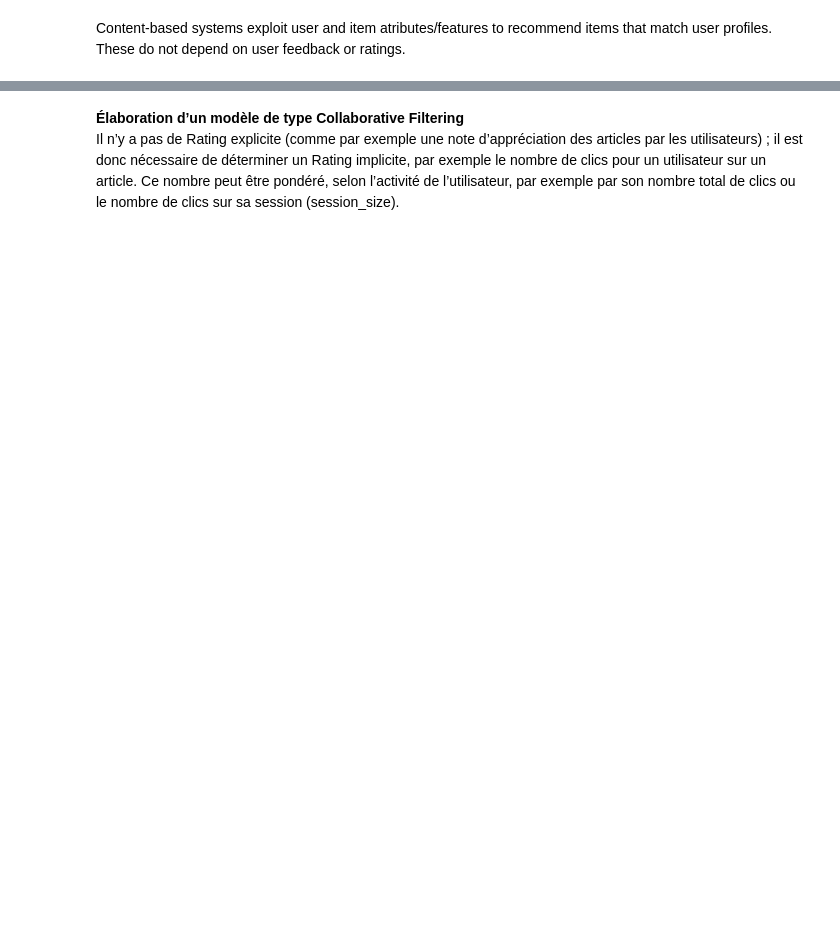
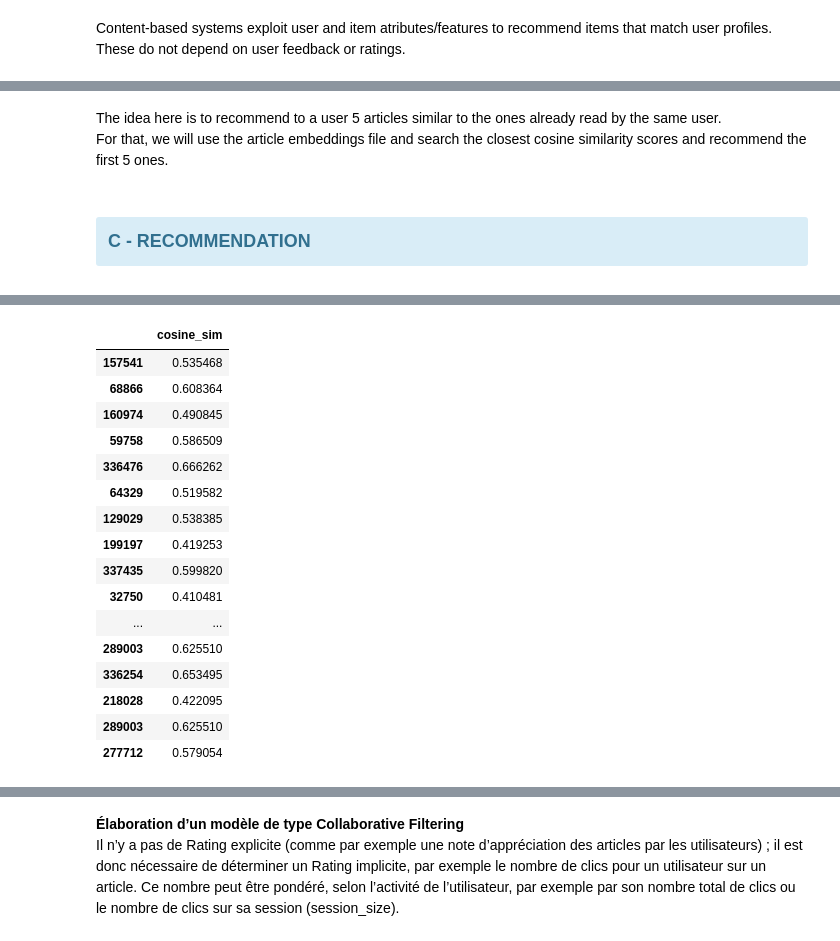
Before and after one commit to jfsubrini/ia-project9, a Jupyter notebook: Subrini_JeanFrancois_2_scripts_012023.ipynb, the cells around one changed output, grey strips where cells are left out. Drawn from its saved outputs; the diff is of its cells as text; code cells hidden in the pictures; blank space fills up the shorter version.

Commit message:
Almost done with Content-Based Filtering.

```diff
--- a/Subrini_JeanFrancois_2_scripts_012023.ipynb
+++ b/Subrini_JeanFrancois_2_scripts_012023.ipynb
@@ -1068,0 +920,3 @@ NameError: name 'test' is not defined
+# %% [markdown]
+The idea here is to recommend to a user 5 articles similar to the ones already read by the same user.<br>
+For that, we will use the article embeddings file and search the closest cosine similarity scores and recommend the first 5 ones.
@@ -1068,0 +926,47 @@ NameError: name 'test' is not defined
+# %%
+def MeanEmbeddings(artList):
+    """Function to calculate the mean embeddings with a list of article ids.
+    """
+    # Selecting the only embeddings of the articles list.
+    df = df_embed.iloc[artList, :]
+    # Calculating the mean embeddings, the syntesis of all articles.
+    mean_emb = df.mean()
+    # Transpose the result into a dataframe with one row (article)
+    # and 250 columns (embedding vector).
+    mean_emb = mean_emb.to_frame().transpose()
+    return mean_emb
+# %%
+def CBRecommender(userId, topN=5):
+    """Function to return the top-N article recommendation for an user id,
+    using a Content-Based filtering Recommender System.
+    The returned (by default 5 articles ids) list is sorted by confidence descending.
+    """
+    # Creating a list (article ids) with the read articles by the user.
+    user_art_list = df_merged.loc[df_merged['user_id'] == userId]['article_id'].to_list()
+
+    # Calculating the mean of these read articles embeddings,
+    # weighted by the number of clicks on each article, creating a 'synthetic article'.
+    mean_emb = MeanEmbeddings(user_art_list)
+
+    # Calculating cosine similarity between the 'synthetic article' and
+    # all the other articles, with the embeddings vectors.
+    cosine_sim = cosine_similarity(df_embed, mean_emb)
+    df_cosine_sim = pd.DataFrame(cosine_sim, columns=['cosine_sim'])
+
+    # ATTENTION LES ARTICLES DOIVENT ETRE DIFFERENTS DE CEUX DE LA LISTE LUE
+    # Selecting the N closest articles.
+    topN_articles = df_cosine_sim.sort_values(
+        by='cosine_sim', ascending=False, inplace=False).head(topN)
+    topN_articles_list = topN_articles.index.tolist()
+
+    return topN_articles_list, user_art_list, df_cosine_sim, topN_articles
+# %% [markdown]
+<h3><div class="alert alert-block alert-info" id="section_2C">
+C - RECOMMENDATION</div></h3>
+# %%
+%%time
+reco0, user_art_list0, df_cosine_sim0, topN_articles0 = CBRecommender(0)
+print(reco0)
+print(sorted(user_art_list0))
+df_cosine_sim0.iloc[user_art_list0]
+# %% [output]
@@ -1068,0 +977,17 @@ NameError: name 'test' is not defined
+|  | cosine_sim |
+| 157541 | 0.535468 |
+| 68866 | 0.608364 |
+| 160974 | 0.490845 |
+| 59758 | 0.586509 |
+| 336476 | 0.666262 |
+| 64329 | 0.519582 |
+| 129029 | 0.538385 |
+| 199197 | 0.419253 |
+| 337435 | 0.599820 |
+| 32750 | 0.410481 |
+| ... | ... |
+| 289003 | 0.625510 |
+| 336254 | 0.653495 |
+| 218028 | 0.422095 |
+| 289003 | 0.625510 |
+| 277712 | 0.579054 |
```
Also changed, not shown: parts of 57 cells of this notebook.
